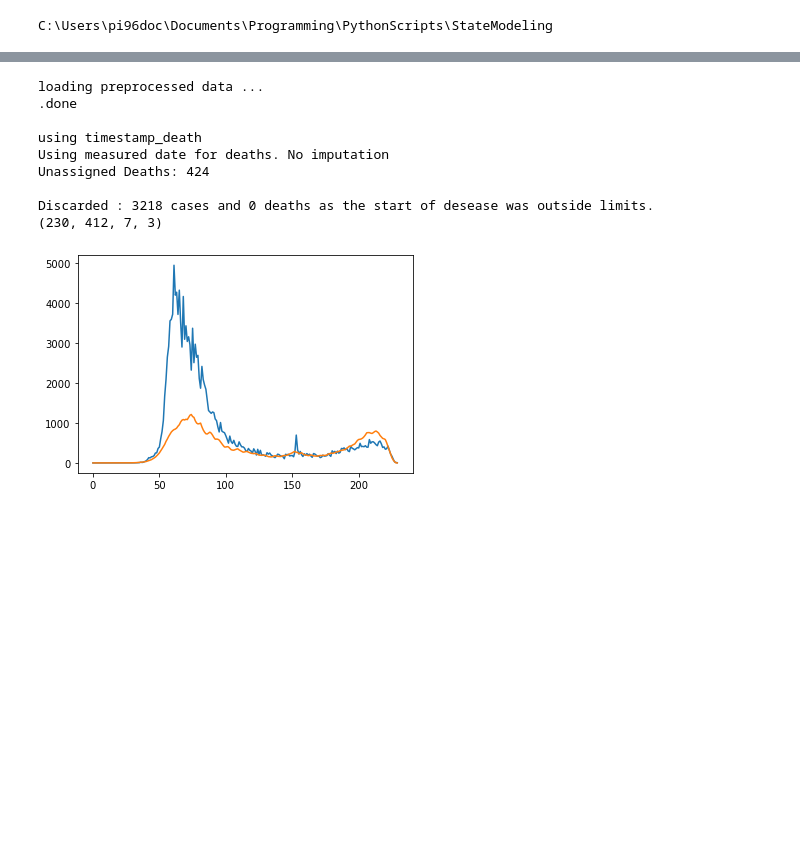
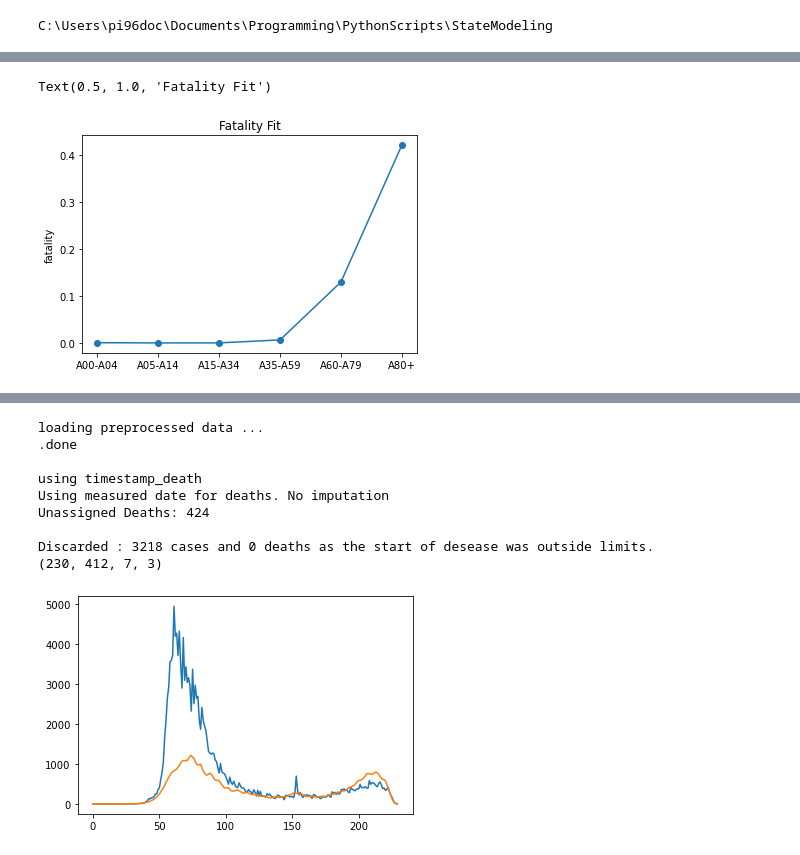
Before and after one commit to RainerHeintzmann/StateModeling, a Jupyter notebook: Examples/FitCorona_Simple.ipynb, the cells around one changed output, grey strips where cells are left out. Drawn from its saved outputs; the diff is of its cells as text; code cells hidden in the pictures; blank space fills up the shorter version.

```diff
--- a/Examples/FitCorona_Simple.ipynb
+++ b/Examples/FitCorona_Simple.ipynb
@@ -10,9 +10,10 @@ C:\Users\pi96doc\Documents\Programming\PythonScripts\StateModeling
 
 import StateModeling as stm
 import numpy as np
+import scipy
 import matplotlib.pyplot as plt
 import tensorflow as tf
-from Corona.LoadData import loadData, preprocessData
+from Corona.LoadData import loadData, preprocessData, cutToDates, keepAxisEntries
 from Corona.CoronaModel import CoronaDelayModel, plotTotalCases
 from bokeh.io import push_notebook, show, output_notebook
 import os
@@ -25,12 +26,16 @@ from ipywidgets import interact, interact_manual
 output_notebook()
 
 basePath = os.getcwd()
-DataStruct = 'Michael'
+# To Generate the data from Michaels repository see FitCoronaDelay.py
+# This generates the file
+# DataStruct = 'Michael'
 
 usePreprocessed = True # use the specially preprocessed RKI Data
 SumAges=False
 SumGender=True
-Filename = basePath + sep + r'Data' + sep + 'PreprocessedMeasured_A'+str(SumAges)+'_G'+str(SumGender)
+correctDeaths = True
+
+Filename = basePath + sep + r'Data' + sep + 'PreprocessedMeasured_A'+str(SumAges)+'_G'+str(SumGender)+'_D'+str(correctDeaths)
 if False: # reload and preprocess the data
     if True: # import the RKI German data
         if False:
@@ -45,7 +50,7 @@ if False: # reload and preprocess the data
         # ExampleRegions = ['SK Jena','SK Gera','LK Gütersloh'] #
         # DeathData = r'C:\Users\pi96doc\Documents\Programming\PythonScripts\FromWeb\CoronaData\CSV-Dateien-mit-Covid-19-Infektionen-\Deaths_RKI_Format_new.csv'
         DeathData=None
-        AllMeasured = loadData(useThuringia = False, pullData=False, correctDeaths=True, DeathData=DeathData, usePreprocessed=usePreprocessed)
+        AllMeasured = loadData(useThuringia = False, pullData=False, correctDeaths=correctDeaths, DeathData=DeathData, usePreprocessed=usePreprocessed)
         print(AllMeasured['Cases'].shape)
         # AllMeasured = preprocessData(AllMeasured, ReduceDistricts=["SK Jena", "LK Sonneberg"], SumDistricts=False, SumAges=True, SumGender=True)
         AllMeasured = preprocessData(AllMeasured, ReduceDistricts=ExampleRegions, SumDistricts=True, SumAges=SumAges, SumGender=SumGender)
@@ -64,6 +69,8 @@ if False: # reload and preprocess the data
     np.save(Filename, AllMeasured)
 else:
     AllMeasured = np.load(Filename+'.npy', allow_pickle=True).item()
+    AllMeasured = cutToDates(AllMeasured,'01.09.2020',None)
+    AllMeasured['Dead'] = scipy.ndimage.convolve(AllMeasured['Dead'], np.ones([7,1,1,1])/7, mode='nearest')
 
 AllMeasured['Cases'] = AllMeasured['Cases'][:,np.newaxis,:,:,:]  # to account for the (empty) Disease Progression axis
 AllMeasured['Dead'] = AllMeasured['Dead'][:,np.newaxis,:,:,:]
@@ -77,11 +84,16 @@ if 'Hospitalized'  in AllMeasured.keys():
 
 # AllMeasured['Population'] = np.squeeze(AllMeasured['Population'])
 
-print(AllMeasured['Cases'].shape)
 
 lossWeights = {'cases':0.1,'hospitalization':0.1,'deaths': 0.1}
 
+print(AllMeasured['Ages'])
+# AllMeasured = keepAxisEntries(AllMeasured,'Ages',-2,'A80+')
+# AllMeasured = keepAxisEntries(AllMeasured,'Ages',-2,'A35-A59')
+
 M = CoronaDelayModel(AllMeasured, Tmax = AllMeasured['Cases'].shape[0], lossWeight=lossWeights)
+
+print(AllMeasured['Cases'].shape)
 # %% [output]
 Loading BokehJS ...
 [interactive output not drawn]
@@ -108,0 +126,7 @@ Loss is: 1.3003367
+# %%
+plt.plot(AllMeasured['Ages'],3*np.squeeze(M.Var['death_rate']().numpy()),'o-')
+plt.ylabel('fatality')
+plt.title('Fatality Fit')
+# %% [output]
+Text(0.5, 1.0, 'Fatality Fit')
+[figure, added]
```
Also changed, not shown: parts of 13 cells of this notebook, 5 other files.
